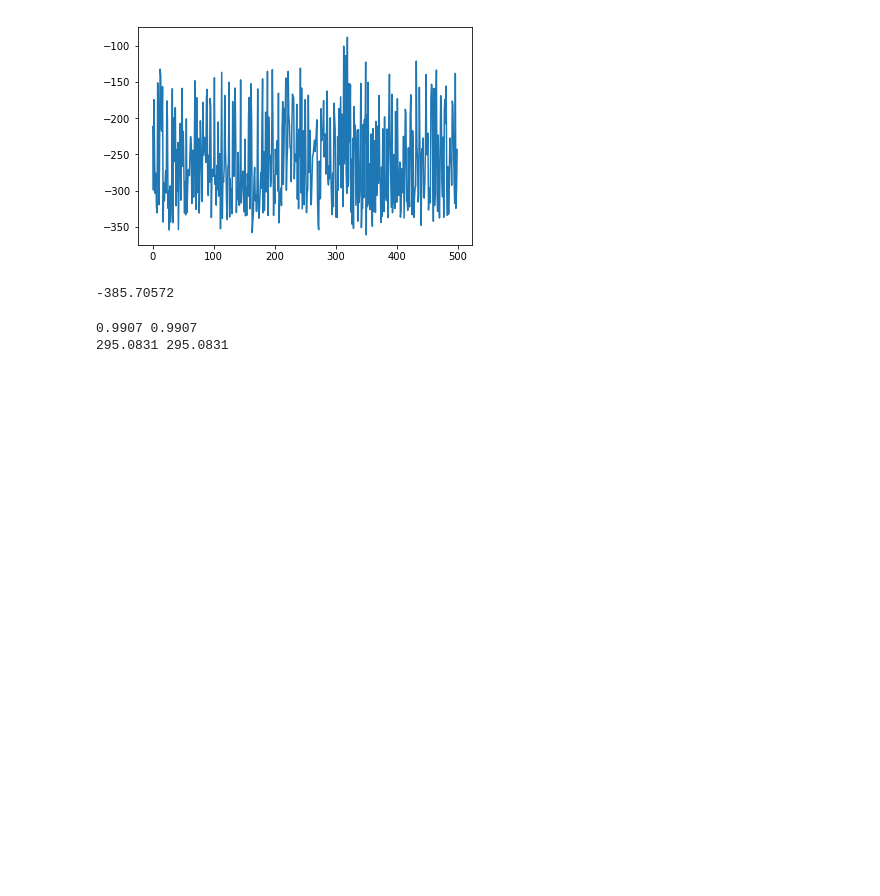
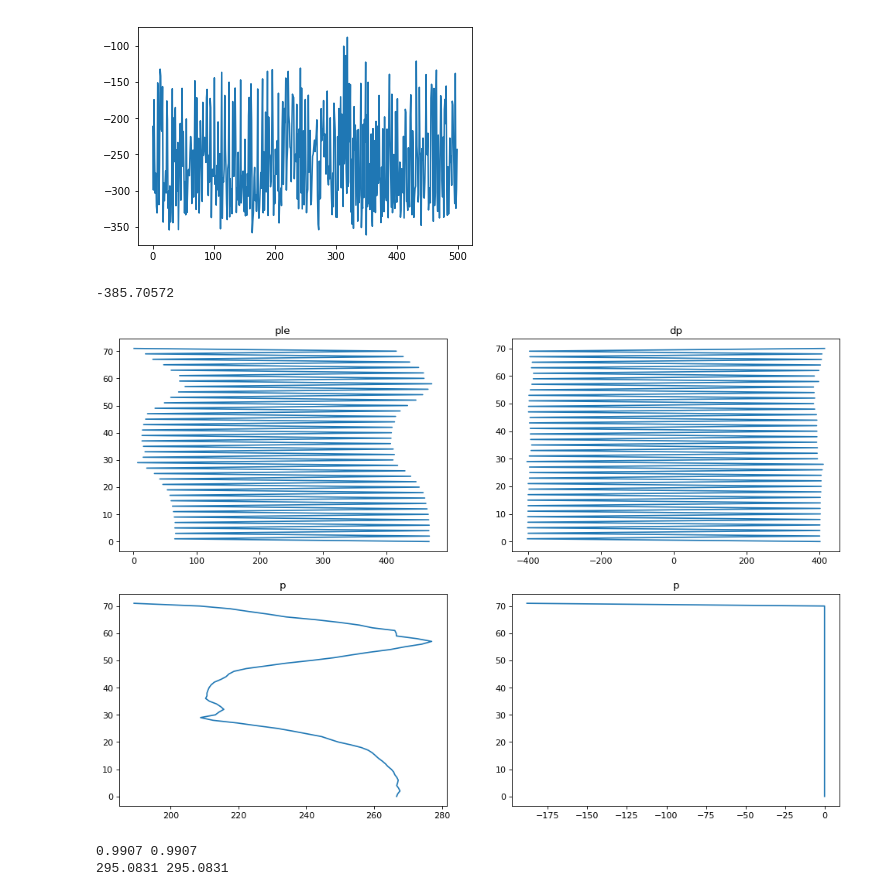
Before and after one commit to VIsh76/FLX_NN_emulation, a Jupyter notebook: DataChecking.ipynb, the cells around one changed output. Drawn from its saved outputs; the diff is of its cells as text; code cells hidden in the pictures; blank space fills up the shorter version.

```diff
--- a/DataChecking.ipynb
+++ b/DataChecking.ipynb
@@ -67,6 +171,38 @@ plt.plot(dif);
 np.min(y['flx'])
 # %% [output]
 -385.70572
+# %%
+import matplotlib.pyplot as plt
+def Plot(ax1, l, title=''):
+    alt = np.arange(len(l))
+    ax1.plot(np.flip(l),alt)
+    ax1.set_title(title)
+
+def fct_ple(p):
+    b, lev = p.shape
+    ple = np.zeros((b,lev))
+    dp = np.zeros((b,lev))
+    ple[:,0]=1
+    for k in range(1,lev):
+        ple[:,k] = 2*p[:,k] - ple[:,k-1]
+        dp[:,k] = ple[:,k]-ple[:,k-1]
+    return(ple, dp)
+
+p = np.array(B.X.t)
+ple,dp = fct_ple(p)
+
+i=99
+f=plt.figure( figsize=(15,10), dpi=80)
+ax1 = f.add_subplot(221)
+Plot(ax1, ple[i], 'ple')
+ax2 = f.add_subplot(222)
+Plot(ax2, dp[i][1:],'dp')
+ax3 = f.add_subplot(223)
+Plot(ax3, p[i],'p')
+ax3 = f.add_subplot(224)
+Plot(ax3, ple[i]-p[i]-1/2*dp[i],'p')
+# %% [output]
+[figure, added]
 # %%
 fig = plt.figure( figsize=(10, 8))
 ax1 = fig.add_subplot(221)
```
Also changed, not shown: parts of 14 cells of this notebook, 11 other files.
